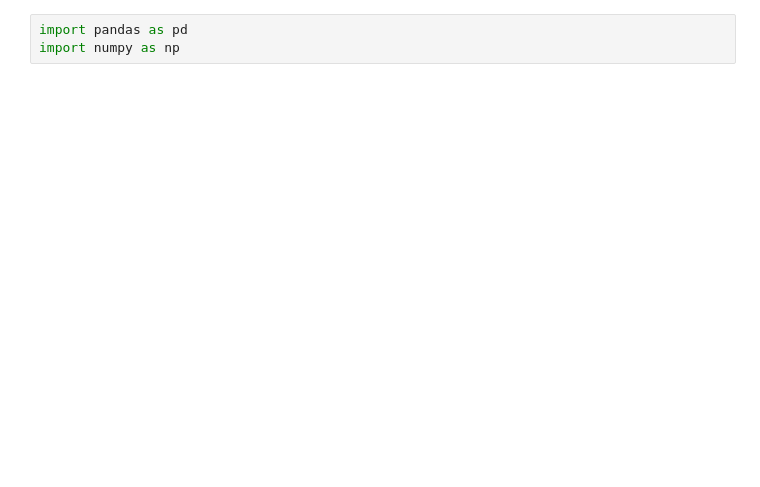
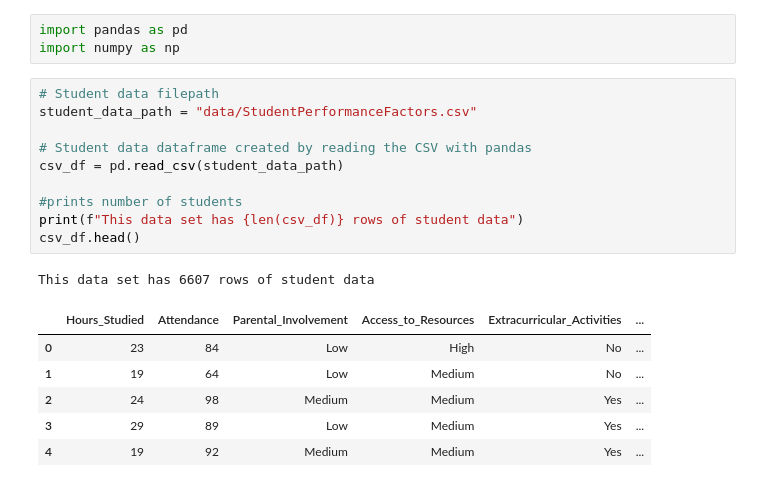
Before and after one commit to mgreiss/Project-1---SMU, a Jupyter notebook: dataExploration.ipynb, the cells around one changed output. Saved outputs shown, nothing was run; the diff lists cells and outputs as text; blank space fills up the shorter version.

```diff
--- a/dataExploration.ipynb
+++ b/dataExploration.ipynb
@@ -1,3 +1,21 @@
 # %%
 import pandas as pd
 import numpy as np
+# %%
+# Student data filepath
+student_data_path = "data/StudentPerformanceFactors.csv"
+
+# Student data dataframe created by reading the CSV with pandas
+csv_df = pd.read_csv(student_data_path)
+
+#prints number of students
+print(f"This data set has {len(csv_df)} rows of student data")
+csv_df.head()
+# %% [output]
+This data set has 6607 rows of student data
+|  | Hours_Studied | Attendance | Parental_Involvement | Access_to_Resources | Extracurricular_Activities | ... |
+| 0 | 23 | 84 | Low | High | No | ... |
+| 1 | 19 | 64 | Low | Medium | No | ... |
+| 2 | 24 | 98 | Medium | Medium | Yes | ... |
+| 3 | 29 | 89 | Low | Medium | Yes | ... |
+| 4 | 19 | 92 | Medium | Medium | Yes | ... |
```
Also changed, not shown: parts of 12 cells of this notebook, 11 other files.
